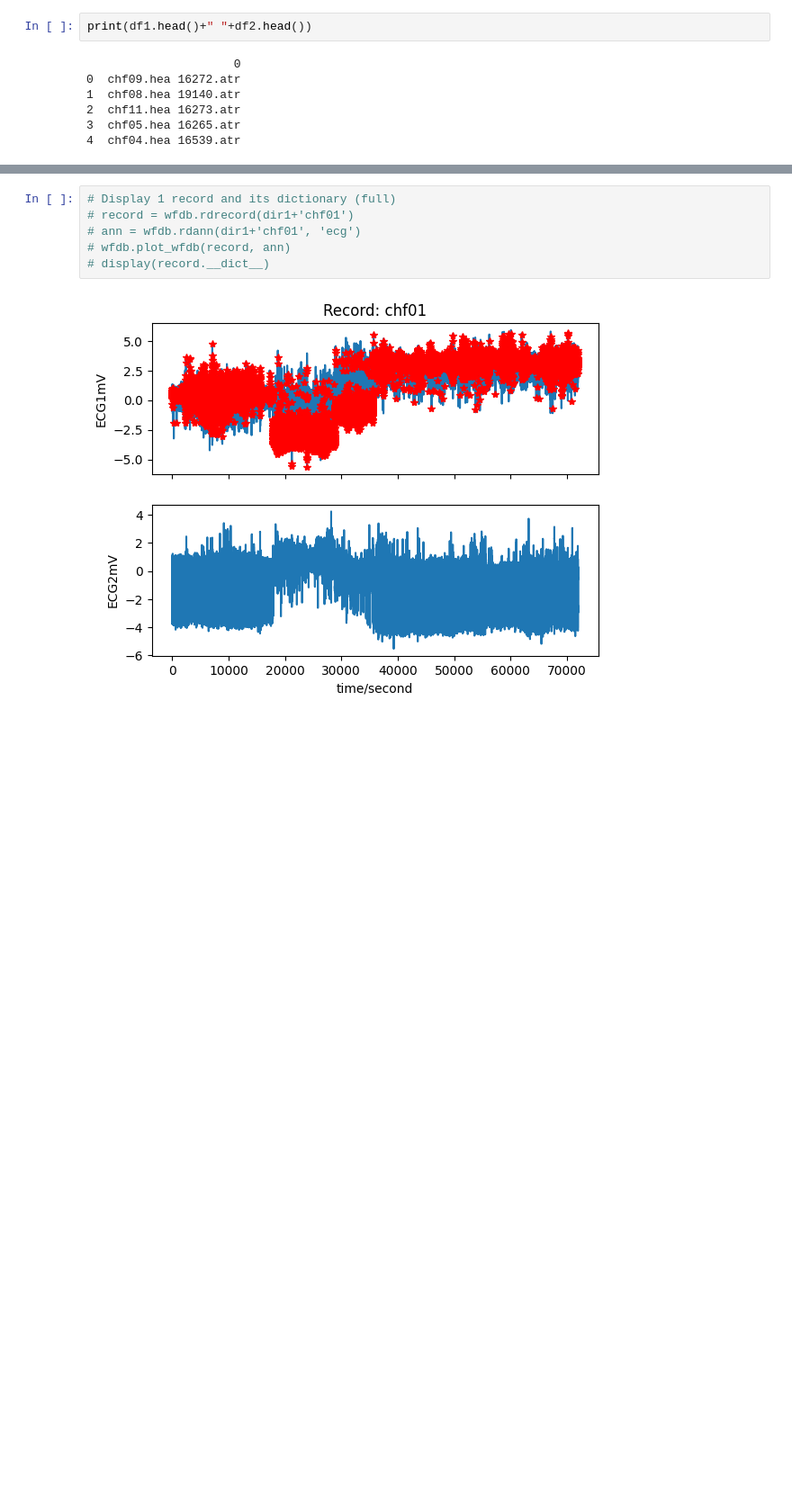
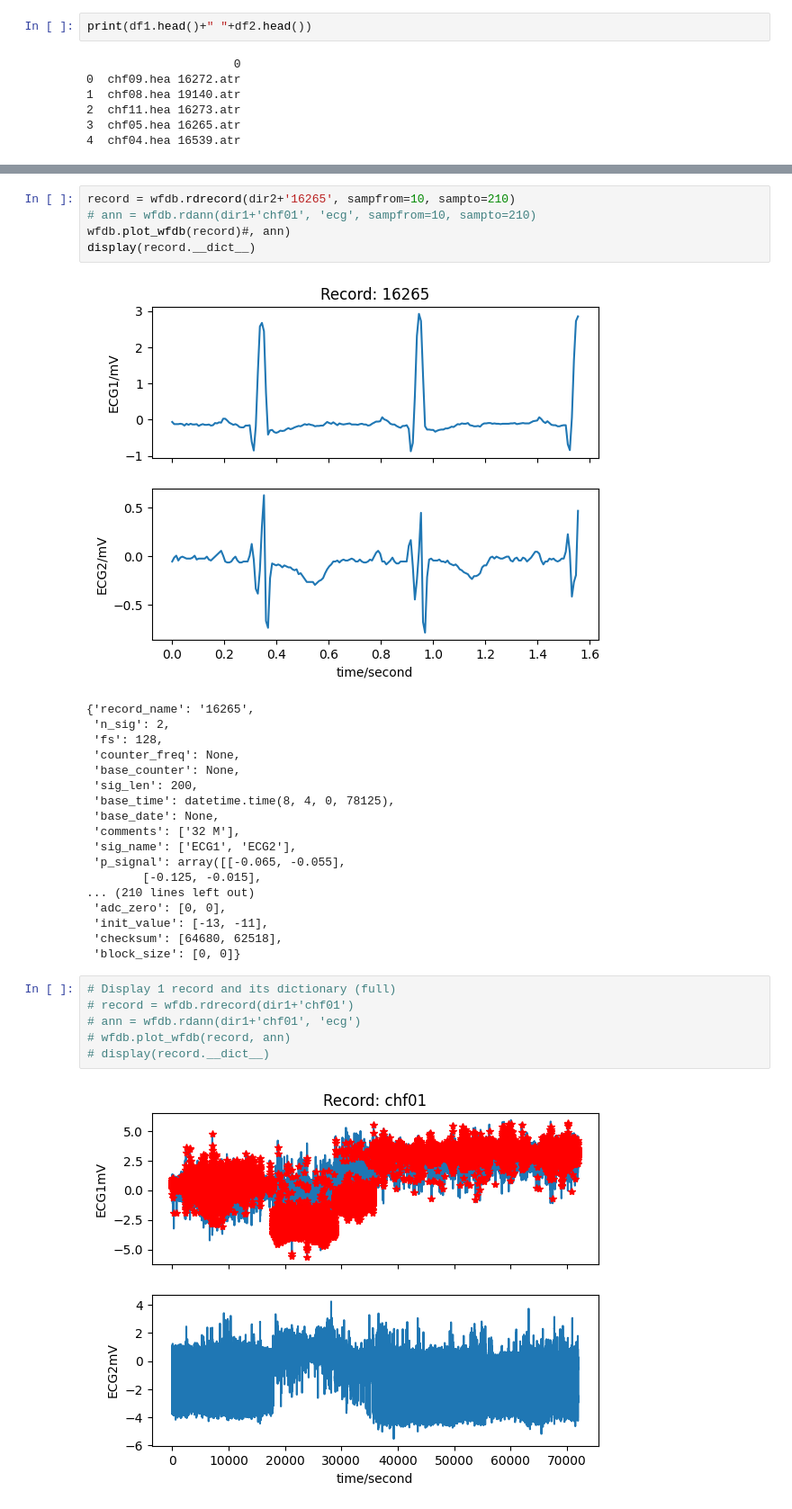
Before and after one commit to ritwickmanatkar/cnn-for-chf-detection, a Jupyter notebook: EDA.ipynb, the cells around one changed output, grey strips where cells are left out. Shown at 90% size. Saved outputs shown, nothing was run; the diff lists cells and outputs as text; blank space fills up the shorter version.

```diff
--- a/EDA.ipynb
+++ b/EDA.ipynb
@@ -129,4 +136,28 @@ display(record.__dict__)
  'block_size': [0, 0]}
+# %%
+record = wfdb.rdrecord(dir2+'16265', sampfrom=10, sampto=210)
+# ann = wfdb.rdann(dir1+'chf01', 'ecg', sampfrom=10, sampto=210)
+wfdb.plot_wfdb(record)#, ann)
+display(record.__dict__)
+# %% [output]
+[figure, added]
+{'record_name': '16265',
+ 'n_sig': 2,
+ 'fs': 128,
+ 'counter_freq': None,
+ 'base_counter': None,
+ 'sig_len': 200,
+ 'base_time': datetime.time(8, 4, 0, 78125),
+ 'base_date': None,
+ 'comments': ['32 M'],
+ 'sig_name': ['ECG1', 'ECG2'],
+ 'p_signal': array([[-0.065, -0.055],
+        [-0.125, -0.015],
+... (210 lines left out)
+ 'adc_zero': [0, 0],
+ 'init_value': [-13, -11],
+ 'checksum': [64680, 62518],
+ 'block_size': [0, 0]}
 # %%
 # Display 1 record and its dictionary (full)
 # record = wfdb.rdrecord(dir1+'chf01')
```
Also changed, not shown: parts of 5 cells of this notebook, 2 other files.
